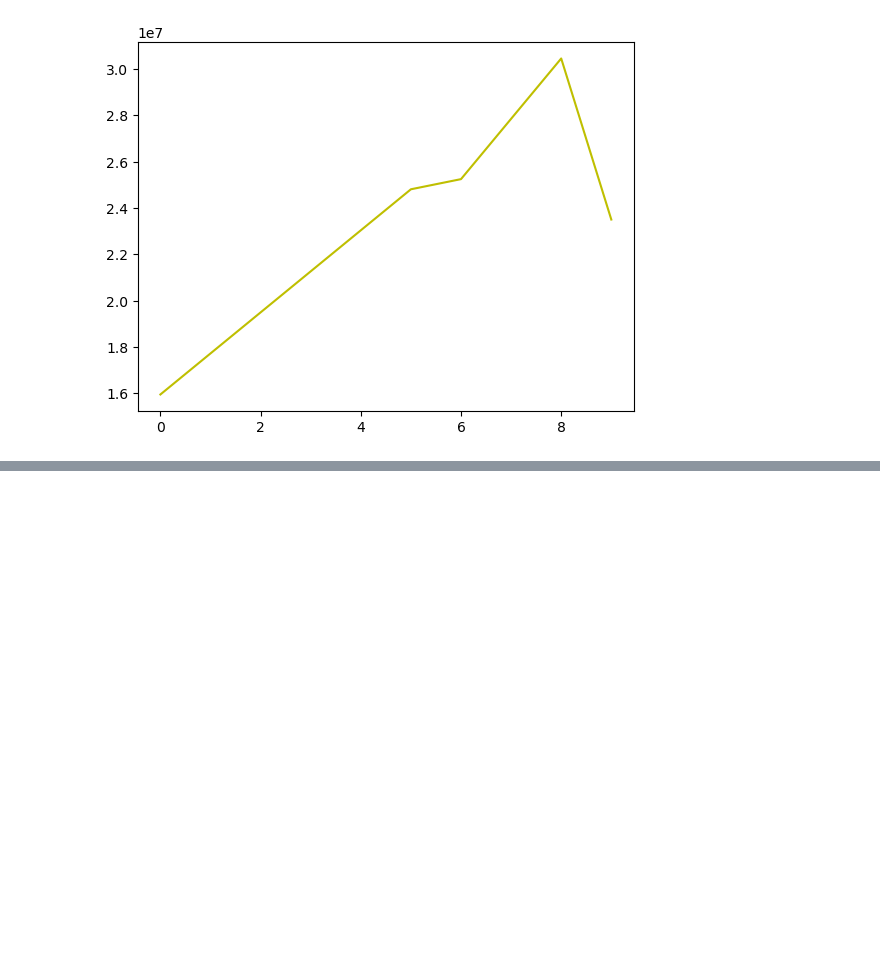
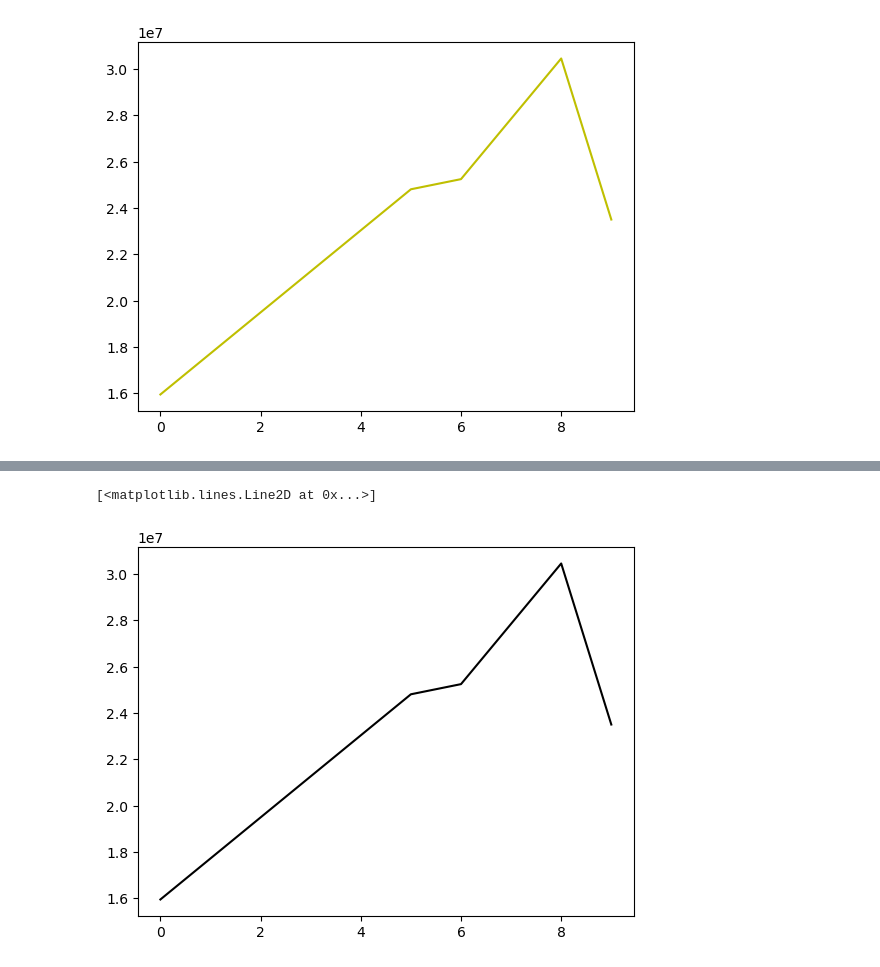
Before and after one commit to cmqq15/cmqq15.github.io, a Jupyter notebook: Project_IPL data analysis.ipynb, the cells around one changed output, grey strips where cells are left out. Cells and saved outputs as stored; diff of their text form; code cells hidden in the pictures; blank space fills up the shorter version.

```diff
--- a/Project_IPL data analysis.ipynb
+++ b/Project_IPL data analysis.ipynb
@@ -214,0 +220,5 @@ plt.show()
+# %%
+plt.plot(Salary[0], color = 'k')
+# %% [output]
+[<matplotlib.lines.Line2D at 0x...>]
+[figure, added]
```
Also changed, not shown: parts of 24 cells of this notebook.
